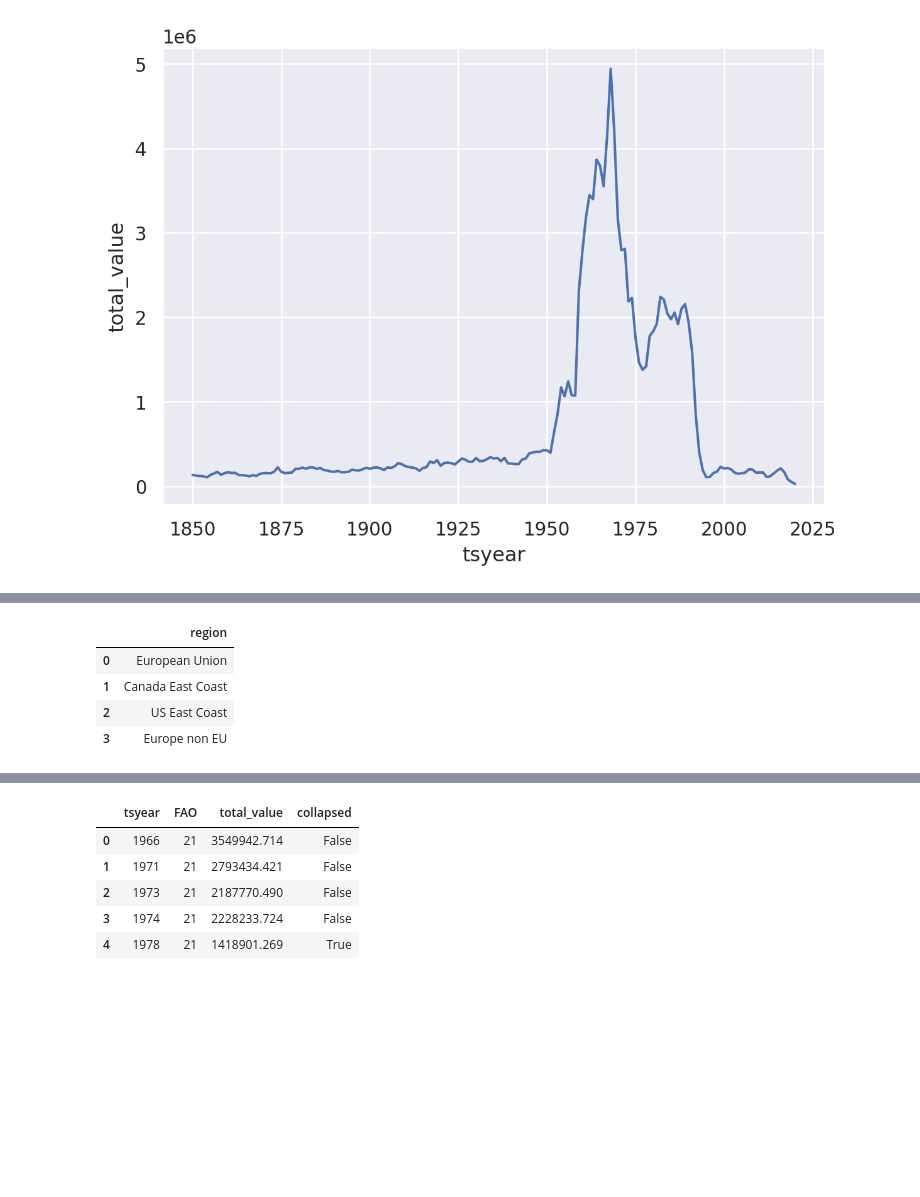
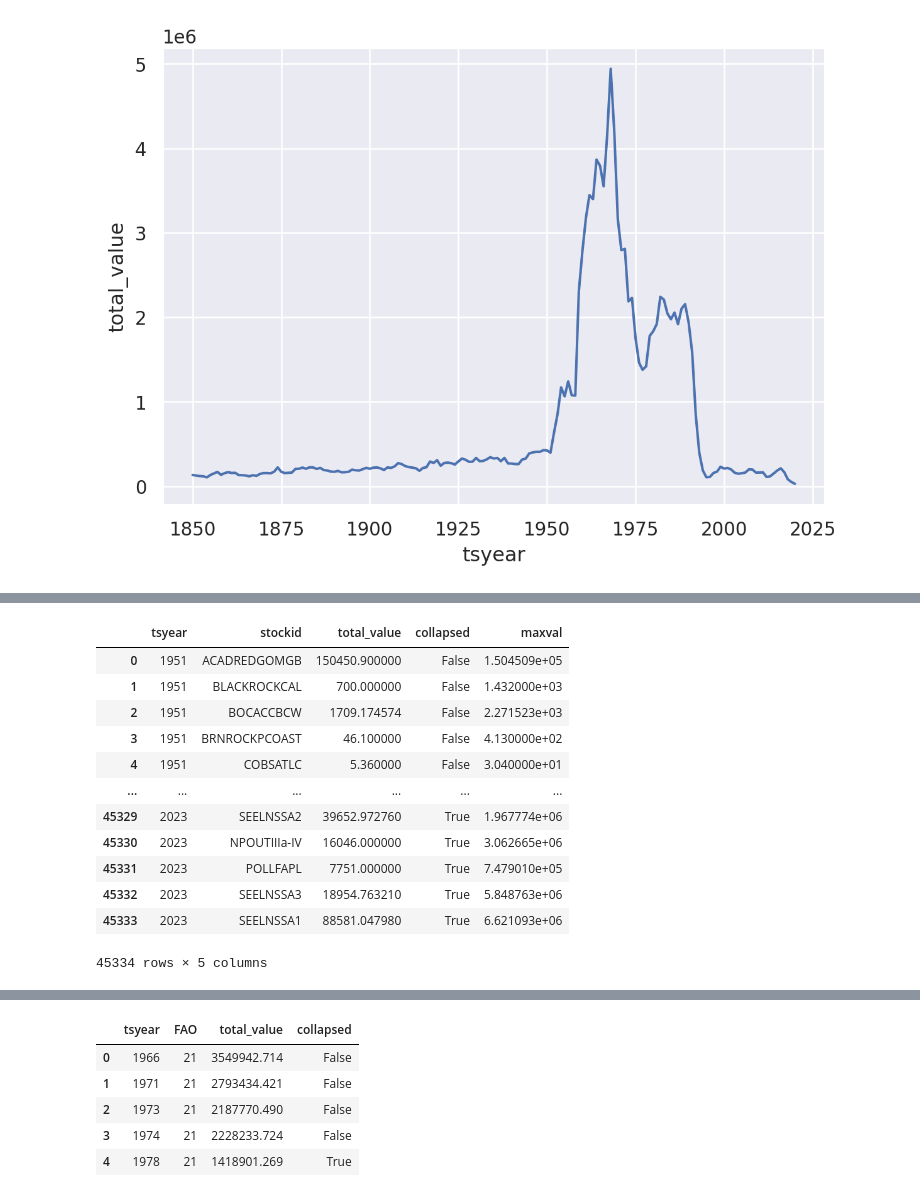
Before and after one commit to espm-288/fish-fishy-fish, a Jupyter notebook: notebook.ipynb, the cells around one changed output, grey strips where cells are left out. Drawn from its saved outputs; the diff is of its cells as text; code cells hidden in the pictures; blank space fills up the shorter version.

```diff
--- a/notebook.ipynb
+++ b/notebook.ipynb
@@ -138,10 +138,31 @@ We seek to replicate the temporal trend in stock declines shown in [Worm et al 2
 
 ![](https://espm-157.github.io/website-r/img/worm2006.jpg)
 # %%
-cod_catch.select(_.region).distinct().execute()
+fish_year = (
+    fish
+    .filter(_.tsunique == "TCbest-MT")
+    .filter(_.tsyear > 1950)
+    .group_by(_.tsyear, _.stockid)
+    .agg(total_value = _.tsvalue.sum())
+    .filter(~_.total_value.isnull())
+    .group_by(_.stockid)
+    .mutate(collapsed=_.total_value<0.10*_.total_value.max(),
+            maxval = _.total_value.max())
+)
+
+
+fish_year.order_by(_.tsyear).execute()
 # %% [output]
-|  | region |
-| 0 | European Union |
-| 1 | Canada East Coast |
-| 2 | US East Coast |
-| 3 | Europe non EU |
+|  | tsyear | stockid | total_value | collapsed | maxval |
+| 0 | 1951 | ACADREDGOMGB | 150450.900000 | False | 1.504509e+05 |
+| 1 | 1951 | BLACKROCKCAL | 700.000000 | False | 1.432000e+03 |
+| 2 | 1951 | BOCACCBCW | 1709.174574 | False | 2.271523e+03 |
+| 3 | 1951 | BRNROCKPCOAST | 46.100000 | False | 4.130000e+02 |
+| 4 | 1951 | COBSATLC | 5.360000 | False | 3.040000e+01 |
+| ... | ... | ... | ... | ... | ... |
+| 45329 | 2023 | SEELNSSA2 | 39652.972760 | True | 1.967774e+06 |
+| 45330 | 2023 | NPOUTIIIa-IV | 16046.000000 | True | 3.062665e+06 |
+| 45331 | 2023 | POLLFAPL | 7751.000000 | True | 7.479010e+05 |
+| 45332 | 2023 | SEELNSSA3 | 18954.763210 | True | 5.848763e+06 |
+| 45333 | 2023 | SEELNSSA1 | 88581.047980 | True | 6.621093e+06 |
+45334 rows × 5 columns
```
Also changed, not shown: parts of 6 cells of this notebook.
